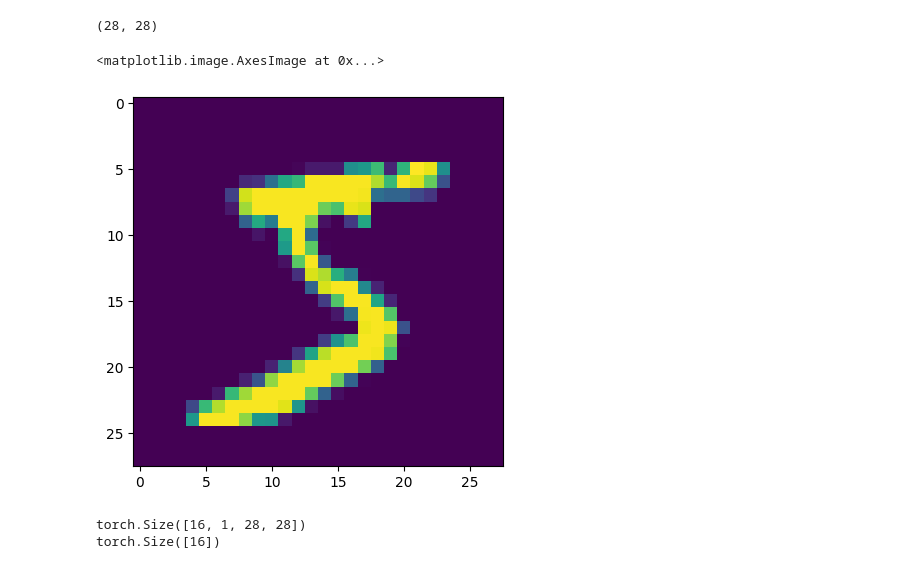
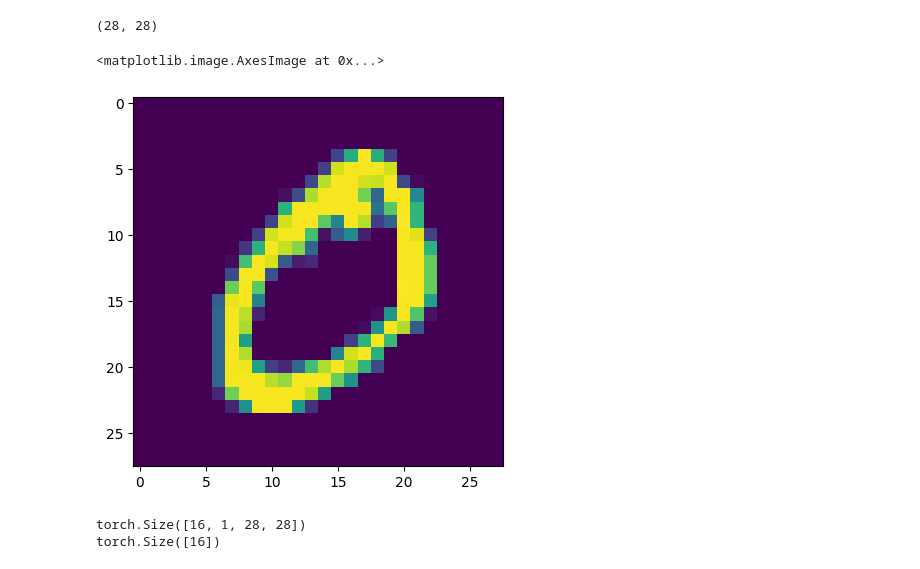
Before and after one commit to AnnaGolovaha/PyTorch_MNIST, a Jupyter notebook: PyTorch_цифры.ipynb, the cells around one changed output. Cells and saved outputs as stored; diff of their text form; code cells hidden in the pictures.

```diff
--- a/PyTorch_цифры.ipynb
+++ b/PyTorch_цифры.ipynb
@@ -38,12 +22,12 @@ ds_mnist[0][0].numpy()[0].shape
 # %% [output]
 (28, 28)
 # %%
-plt.imshow(ds_mnist[0][0].numpy()[0]) #рисуем первую картинку в датасете
+plt.imshow(ds_mnist[1][0].numpy()[0]) #рисуем первую картинку в датасете
 
 #визуализировать можно именно numpy файл, для него мы убираем первую размерность [0]
 # %% [output]
 <matplotlib.image.AxesImage at 0x...>
-[figure, old version]
+[figure, new version]
 # %%
 batch_size = 16
 dataloader = torch.utils.data. DataLoader(
```
Also changed, not shown: parts of 8 cells of this notebook.
